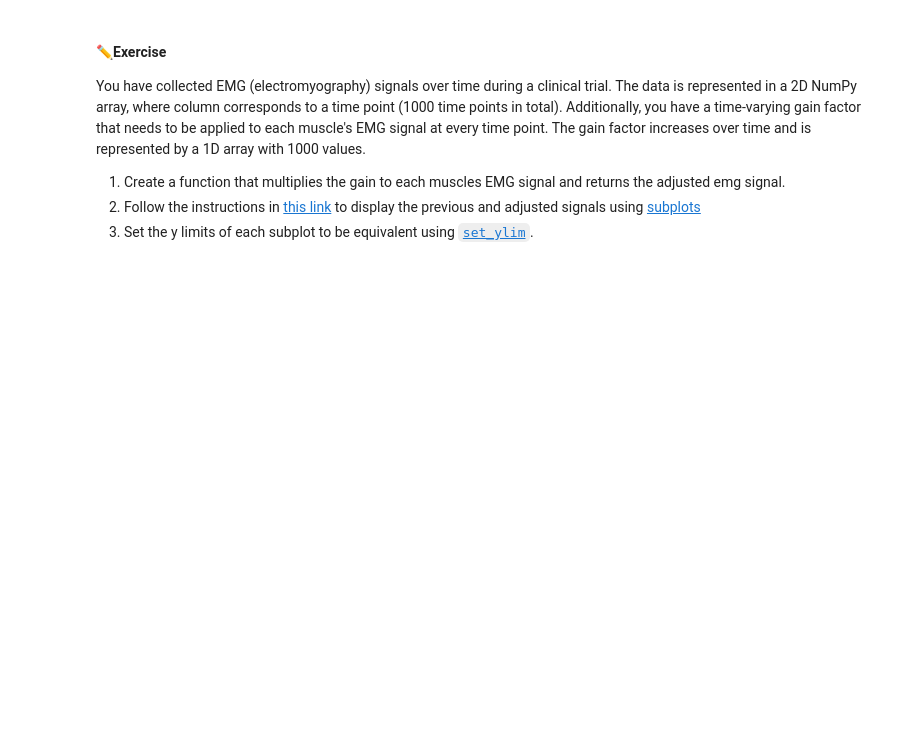
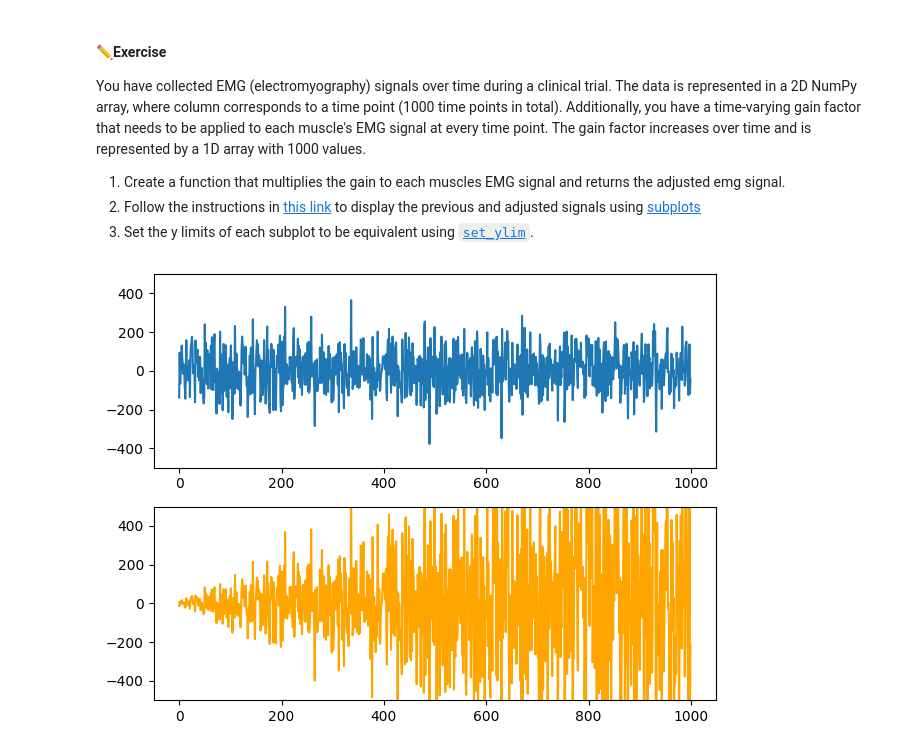
Before and after one commit to Mahan0801/bme3053c--MM, a Jupyter notebook: lessons-solved/03_Matplotlib_and_Numpy.ipynb, the cells around one changed output. Cells and saved outputs as stored; diff of their text form; code cells hidden in the pictures; blank space fills up the shorter version.

```diff
--- a/lessons-solved/03_Matplotlib_and_Numpy.ipynb
+++ b/lessons-solved/03_Matplotlib_and_Numpy.ipynb
@@ -221,0 +256,32 @@ gain_factor = np.linspace(0.1, 5, 1000)
+# %%
+import matplotlib.pyplot as plt
+
+emg_data = np.random.randn(1000) * 100  # Generating random EMG-like data
+
+# Increasing gain factor
+gain_factor = np.linspace(0.1, 5, 1000)
+
+def multiply_gain(emg_data,gain_factor):
+  new_emg_data = emg_data * gain_factor
+  return new_emg_data
+
+new_emg_data=multiply_gain(emg_data,gain_factor)
+
+t = np.arange(1000)
+
+
+ax1 = plt.subplot(211)
+ax2 = plt.subplot(212, sharex=ax1)
+
+
+ax1.plot(t, emg_data, label="Original EMG Signal")
+ax2.plot(t, new_emg_data, label="Adjusted EMG Signal", color='orange')
+
+
+ax1.set_ylim([-500, 500])
+ax2.set_ylim([-500, 500])
+
+plt.tight_layout()
+plt.show()
+# %% [output]
+[figure, added]
```
Also changed, not shown: parts of 5 cells of this notebook.
